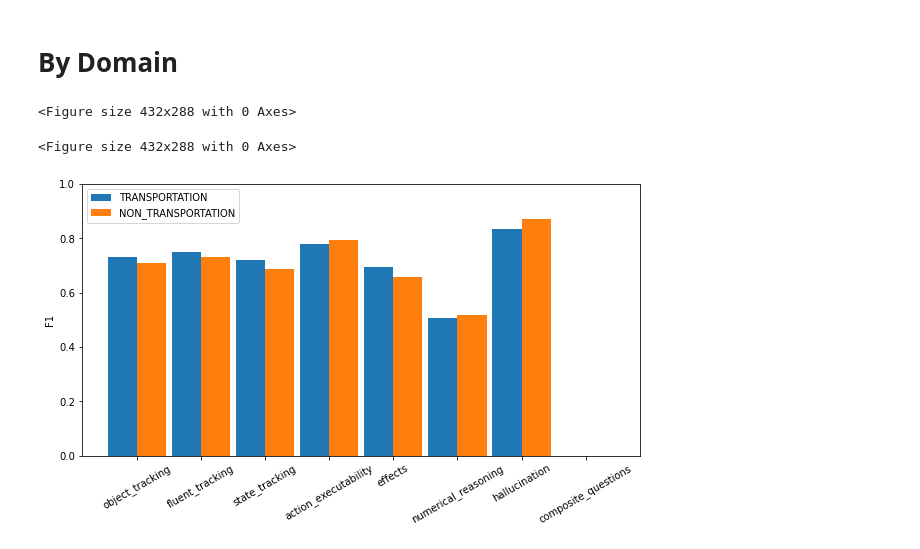
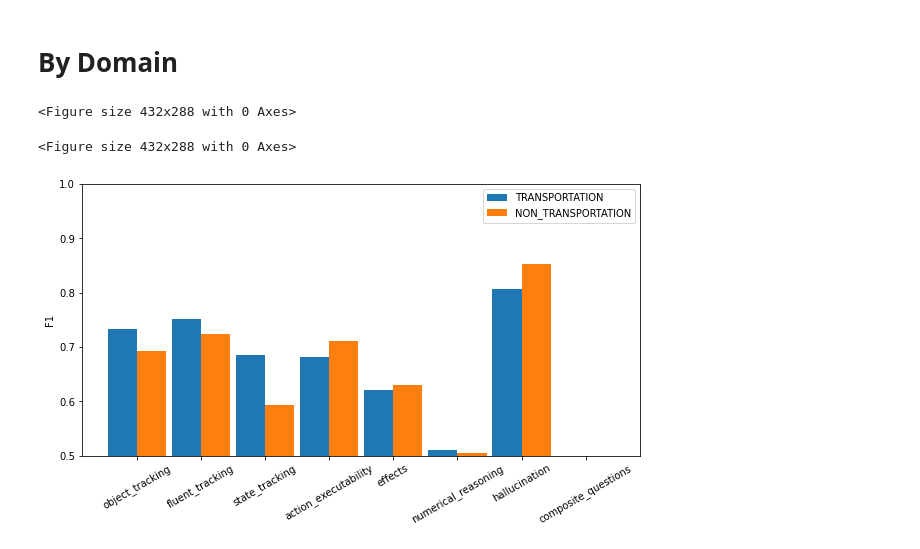
Before and after one commit to izuminka/reasoning_about_actions, a Jupyter notebook: src/analysis/plots/by_question_cat.ipynb, the cells around one changed output. Cells and saved outputs as stored; diff of their text form; code cells hidden in the pictures.

Commit message:
plots by domains, by ramifications, by subs

```diff
--- a/src/analysis/plots/by_question_cat.ipynb
+++ b/src/analysis/plots/by_question_cat.ipynb
@@ -19,7 +19,9 @@ save_dir = os.path.join(STATISTICS_PATH, 'by_categories_plots')
 os.makedirs(save_dir, exist_ok=True)
 plan_length = 1
 model_name = 'gemini'#'gemma-2b-it'
-prompt_type = 'few_shot_5'
+prompt_type = 'few_shot_1'
+categories = QUESTION_CATEGORIES
+subs = WITHOUT_RANDOM_SUB
 # %%
 import matplotlib.pyplot as plt
 import numpy as np
@@ -46,12 +48,12 @@ def plt_n_bars(categories, groups):
     # Set the x-axis labels in the middle of the groups of bars
     plt.xticks(ind + offset, categories, rotation=30)
     plt.legend()
+# #
+# # Example usage
+# categories = ['Category 1', 'Category 2', 'Category 3']
+# group1 = {NAME_KEY: 'Group 1', DATA_KEY: [20, 35, 30]}
+# group2 = {NAME_KEY: 'Group 2', DATA_KEY: [23, 30, 28]}
+# group3 = {NAME_KEY: 'Group 3', DATA_KEY: [25, 27, None]}
 #
-# Example usage
-categories = ['Category 1', 'Category 2', 'Category 3']
-group1 = {NAME_KEY: 'Group 1', DATA_KEY: [20, 35, 30]}
-group2 = {NAME_KEY: 'Group 2', DATA_KEY: [23, 30, 28]}
-group3 = {NAME_KEY: 'Group 3', DATA_KEY: [25, 27, None]}
-
-plt_n_bars(categories, [group1, group2, group3])
-plt.show()
+# plt_n_bars(categories, [group1, group2, group3])
+# plt.show()
@@ -60,27 +60,23 @@ plt.show()
 # %% [markdown]
 # By Domain
 # %%
-categories = QUESTION_CATEGORIES
-subs = WITHOUT_RANDOM_SUB
 ramifications = WITHOUT_RAMIFICATIONS
-
 
 data_all = []
 for domain in [TRANSPORTATION_DOMAIN_KEY, NON_TRANSPORTATION_DOMAIN_KEY]:
     plt.figure()
     data = {NAME_KEY: domain, DATA_KEY: []}
     for question_category in categories:
             res = filter_single_selector(stats_all, plan_length, question_category, ramifications, model_name, prompt_type, domain, answer_type, subs)
             data[DATA_KEY].append(res)
     data_all.append(data)
 
 plt_n_bars(categories, data_all)
 plt.ylabel('F1')
-plt.ylim([0,1])
-
+plt.ylim([0.5,1])
 save_path = os.path.join(save_dir, f'by_domain.{model_name}.{prompt_type}.{subs}.{ramifications}.pl-{plan_length}.pdf')
 plt.savefig(save_path, transparent=True, format="pdf", bbox_inches='tight')
 # %% [output]
 <Figure size 432x288 with 0 Axes>
 <Figure size 432x288 with 0 Axes>
-[figure, old version]
+[figure, new version]
```
Also changed, not shown: parts of 7 cells of this notebook.
